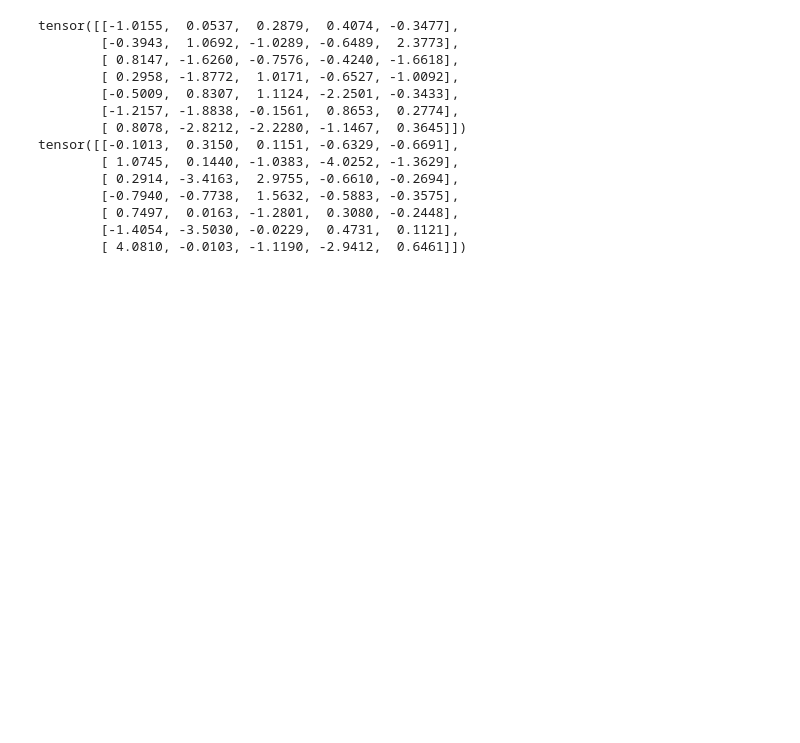
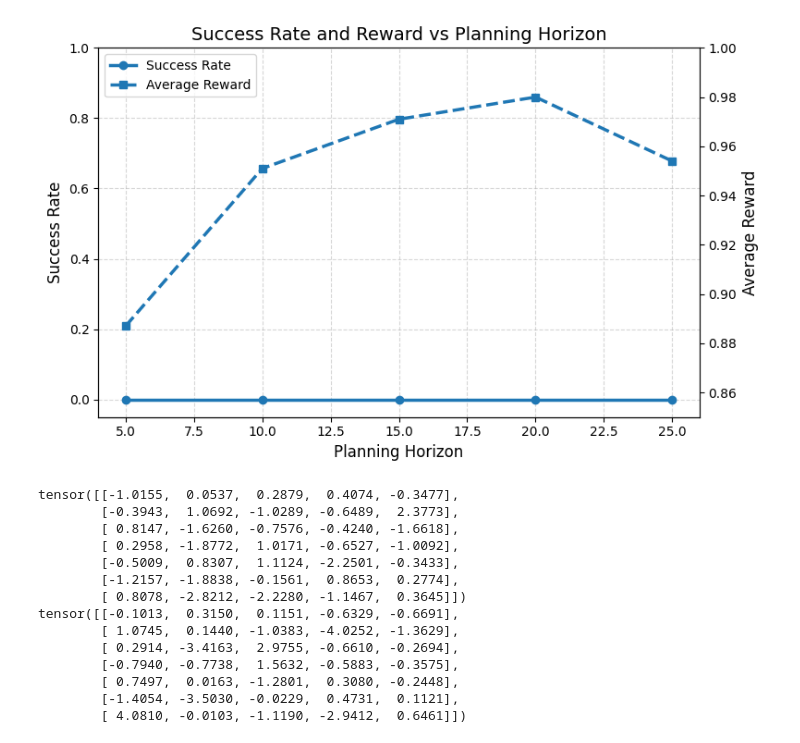
Before and after one commit to thuannguyen25032k/robot_learning_2026_TN, a Jupyter notebook: hw2/trial.ipynb, the cells around one changed output. Cells and saved outputs as stored; diff of their text form; code cells hidden in the pictures; blank space fills up the shorter version.

```diff
--- a/hw2/trial.ipynb
+++ b/hw2/trial.ipynb
@@ -1,17 +1,68 @@
 # %%
-import torch
-from torch.nn.utils.rnn import pad_sequence
+%matplotlib inline
+import matplotlib.pyplot as plt
 
-# Example list of sequences (tensors with different lengths)
-sequence_a = torch.ones([1, 3, 3, 3])
-sequence_b = torch.ones([4, 3, 3, 3])
-sequence_c = torch.ones([
-    6, 3, 3, 3])
+# ----------------------
+# Data
+# ----------------------
+horizon = [5, 10, 15, 20, 25]
+success_rate = [0, 0, 0, 0, 0]
+avg_reward = [0.887, 0.951, 0.971, 0.98, 0.954]
 
-list_of_sequences = [sequence_a, sequence_b, sequence_c]
+# ----------------------
+# Create figure
+# ----------------------
+fig, ax1 = plt.subplots(figsize=(8, 5))
 
-# torch.stack(list_of_sequences, dim=0)  # This will raise an error due to different lengths
-# Pad zero into the sequences to make them the same length
-padded_sequences = pad_sequence(list_of_sequences, batch_first=True, padding_value=0)
-print(padded_sequences[0])  # This will print the shape of the padded tensor
+# ---- Success Rate (Left Axis) ----
+ax1.plot(
+    horizon,
+    success_rate,
+    marker='o',
+    linewidth=2.5,
+    label="Success Rate"
+)
+
+ax1.set_xlabel("Planning Horizon", fontsize=12)
+ax1.set_ylabel("Success Rate", fontsize=12)
+ax1.set_ylim(-0.05, 1.0)
+ax1.grid(True, linestyle="--", alpha=0.5)
+
+# ---- Reward (Right Axis) ----
+ax2 = ax1.twinx()
+
+ax2.plot(
+    horizon,
+    avg_reward,
+    marker='s',
+    linewidth=2.5,
+    linestyle='--',
+    label="Average Reward"
+)
+
+ax2.set_ylabel("Average Reward", fontsize=12)
+ax2.set_ylim(0.85, 1.0)
+
+# ----------------------
+# Legend (combine both axes)
+# ----------------------
+lines_1, labels_1 = ax1.get_legend_handles_labels()
+lines_2, labels_2 = ax2.get_legend_handles_labels()
+
+ax1.legend(
+    lines_1 + lines_2,
+    labels_1 + labels_2,
+    loc="upper left"
+)
+
+# ----------------------
+# Title
+# ----------------------
+plt.title("Success Rate and Reward vs Planning Horizon", fontsize=14)
+
+plt.tight_layout()
+
+# Save figure
+plt.savefig("horizon_performance.png", dpi=300)
+plt.show()
 # %% [output]
@@ -35,3 +69,4 @@ tensor([[[[1., 1., 1.],
+[figure, added]
 # %%
 import torch
 from torch.distributions import Normal
```
Also changed, not shown: parts of 1 cell of this notebook, 42 other files.
